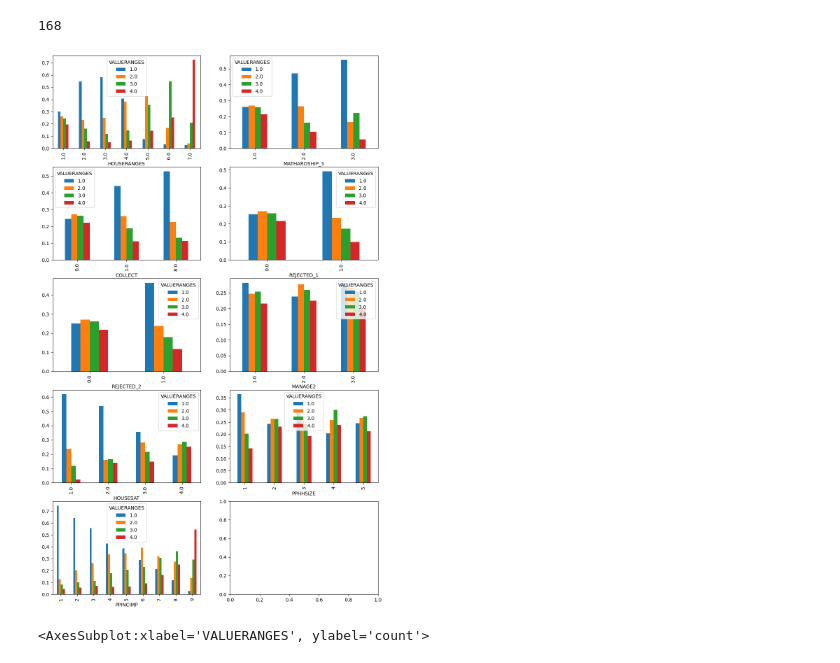
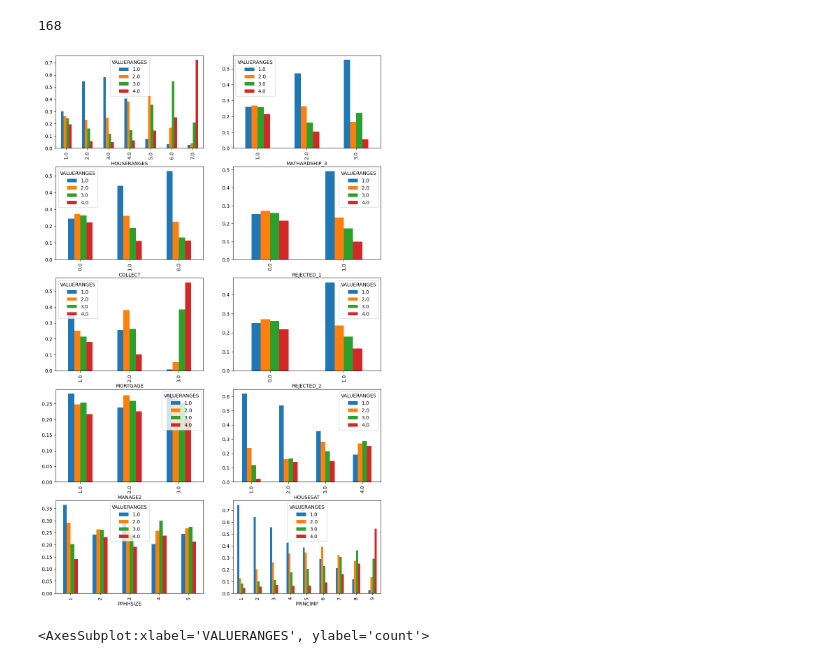
Before and after one commit to inesmcm26/ims_grant, a Jupyter notebook: data_exploration.ipynb, the cells around one changed output. Cells and saved outputs as stored; diff of their text form; code cells hidden in the pictures.

```diff
--- a/data_exploration.ipynb
+++ b/data_exploration.ipynb
@@ -462,13 +462,13 @@ data[data['VALUERANGES'].isna()].shape[0]
 # %%
 valid_data = data[data['VALUERANGES'] != -2]
 
 fig, axs = plt.subplots(5, 2, figsize=(12, 20))
 
-feats = ['HOUSERANGES', 'MATHARDSHIP_3', 'COLLECT', 'REJECTED_1', 'REJECTED_2', 'MANAGE2', 'HOUSESAT', 'PPHHSIZE', 'PPINCIMP']
-for i in range(1, 10):
+feats = ['HOUSERANGES', 'MATHARDSHIP_3', 'COLLECT', 'REJECTED_1', 'MORTGAGE', 'REJECTED_2', 'MANAGE2', 'HOUSESAT', 'PPHHSIZE', 'PPINCIMP']
+for i in range(1, 11):
     valid_data.groupby(feats[i - 1])['VALUERANGES'].value_counts(normalize = True).unstack().plot.bar(ax = axs[(i - 1 )// 2, (i-1) % 2])
 # %% [output]
-[figure, old version]
+[figure, new version]
 # %%
 sns.countplot(x = 'VALUERANGES', data = valid_data)
 # %% [output]
```
Also changed, not shown: parts of 20 cells of this notebook, 6 other files.
